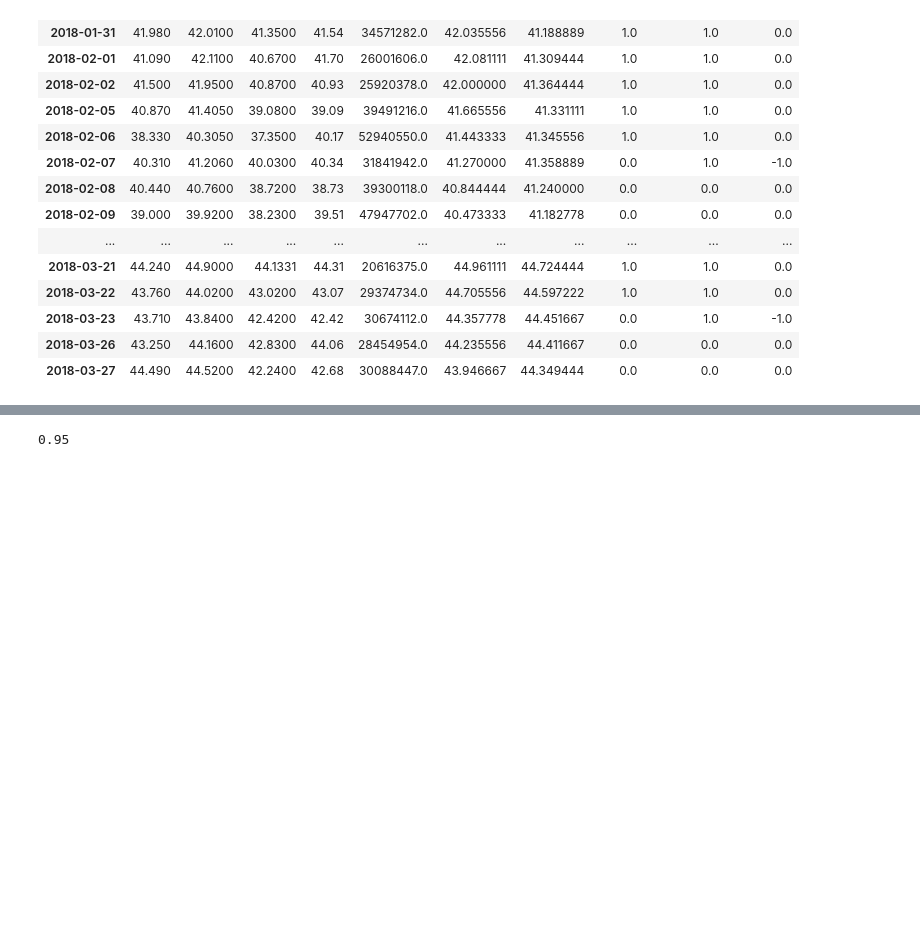
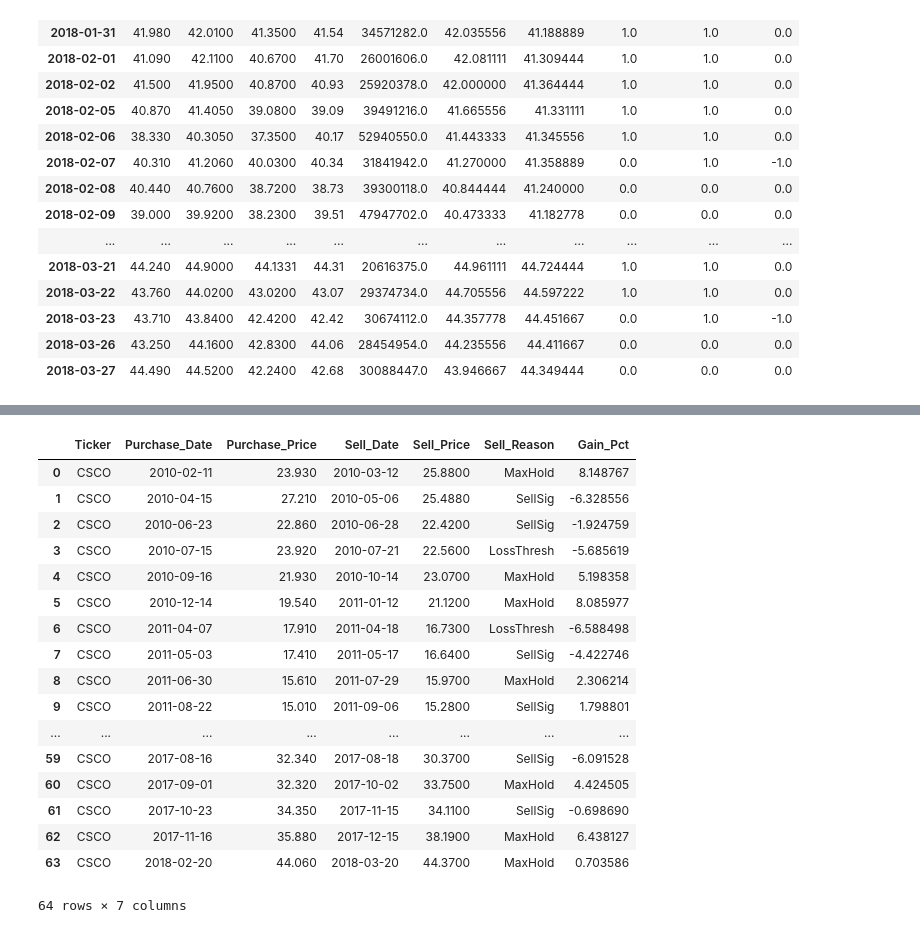
Before and after one commit to focods/neural-net-stock-trading, a Jupyter notebook: Data Wrangler.ipynb, the cells around one changed output, grey strips where cells are left out. Cells and saved outputs as stored; diff of their text form; code cells hidden in the pictures; blank space fills up the shorter version.

Commit message:
getPurchases
Implements bunch of functions to compute the purchases and corresponding
results for a given ticker, e.g. CSCO for Cisco

```diff
--- a/Data Wrangler.ipynb
+++ b/Data Wrangler.ipynb
@@ -192,0 +228,4 @@ dow_data
+# %%
+cols = ['Open','High','Low','Close','Volume']
+company = 'CSCO' #Cisco Systems Inc
+CSCO = quandl.get('WIKI/'+company, start_date = '2010-01-01')[cols]
@@ -192,0 +242,3 @@ dow_data
+# %%
+CSCO = computeCrossover(CSCO)
+buy_dates = getBuy_Dates(CSCO)
@@ -320,7 +408,10 @@ def saleResult(bd,history, loss_thresh = 0.2, maxhold = 20):
     rn = df.index.get_loc(exit_date)
     exit_price = df.Close[rn]
 
-    return (exit_date, reason, exit_price)
+    rdf = pd.DataFrame({'Sell_Date':exit_date, 'Sell_Reason': reason, 'Sell_Price':exit_price},index=[bd])
+    rdf.index.name = 'Buy_Date'
+
+    return rdf
 # %%
 saleResult(bd, dow_data)
 # %% [output]
@@ -357,4 +501,52 @@ saleResult(bd, dow_data,loss_thresh=0.01)
+# %%
+def getPurchases(tkr, start_date='2010-01-01',
+                loss_thresh = 0.2, maxhold = 20,
+                fast_win=9, slow_win=18,
+                covar_n=5):
+
+    #get the trading data
+    hist = quandl.get('WIKI/' + tkr,  start_date = start_date)
+
+    #calculate the crossover points and purchase dates:
+    hist = computeCrossover(hist, fast_win=fast_win, slow_win=slow_win)
+    buy_dates = getBuy_Dates(hist)
+
+    #get the results
+    results = pd.concat([saleResult(bd,hist,loss_thresh=loss_thresh, maxhold=maxhold) for bd in buy_dates] )
+
+    #get the covariates
+    # not yet
+
+    #get the purchase price
+    purchase_prices = hist.loc[buy_dates,['Close']].reset_index()
+    purchase_prices.rename(columns = {'Close':'Purchase_Price', 'Date':'Purchase_Date'},inplace=True)
+    purchase_prices['Ticker'] = tkr
+    purchase_prices = purchase_prices[ ['Ticker','Purchase_Date','Purchase_Price'] ]
+
+    #paste it all together
+
+    df = purchase_prices.merge(results, how='left', left_on='Purchase_Date', right_index=True)
+    df['Gain_Pct'] = 100.0*(df.Sell_Price/df.Purchase_Price-1.0)
+
+    return df
 # %%
-1 - 0.05
+getPurchases('CSCO',loss_thresh=0.05)
 # %% [output]
+|  | Ticker | Purchase_Date | Purchase_Price | Sell_Date | Sell_Price | Sell_Reason | Gain_Pct |
+| 0 | CSCO | 2010-02-11 | 23.930 | 2010-03-12 | 25.8800 | MaxHold | 8.148767 |
+| 1 | CSCO | 2010-04-15 | 27.210 | 2010-05-06 | 25.4880 | SellSig | -6.328556 |
+| 2 | CSCO | 2010-06-23 | 22.860 | 2010-06-28 | 22.4200 | SellSig | -1.924759 |
+| 3 | CSCO | 2010-07-15 | 23.920 | 2010-07-21 | 22.5600 | LossThresh | -5.685619 |
+| 4 | CSCO | 2010-09-16 | 21.930 | 2010-10-14 | 23.0700 | MaxHold | 5.198358 |
+| 5 | CSCO | 2010-12-14 | 19.540 | 2011-01-12 | 21.1200 | MaxHold | 8.085977 |
+| 6 | CSCO | 2011-04-07 | 17.910 | 2011-04-18 | 16.7300 | LossThresh | -6.588498 |
+| 7 | CSCO | 2011-05-03 | 17.410 | 2011-05-17 | 16.6400 | SellSig | -4.422746 |
+| 8 | CSCO | 2011-06-30 | 15.610 | 2011-07-29 | 15.9700 | MaxHold | 2.306214 |
+| 9 | CSCO | 2011-08-22 | 15.010 | 2011-09-06 | 15.2800 | SellSig | 1.798801 |
+| ... | ... | ... | ... | ... | ... | ... | ... |
+| 59 | CSCO | 2017-08-16 | 32.340 | 2017-08-18 | 30.3700 | SellSig | -6.091528 |
+| 60 | CSCO | 2017-09-01 | 32.320 | 2017-10-02 | 33.7500 | MaxHold | 4.424505 |
+| 61 | CSCO | 2017-10-23 | 34.350 | 2017-11-15 | 34.1100 | SellSig | -0.698690 |
+| 62 | CSCO | 2017-11-16 | 35.880 | 2017-12-15 | 38.1900 | MaxHold | 6.438127 |
+| 63 | CSCO | 2018-02-20 | 44.060 | 2018-03-20 | 44.3700 | MaxHold | 0.703586 |
-0.95
+64 rows × 7 columns
```
Also changed, not shown: parts of 14 cells of this notebook.
